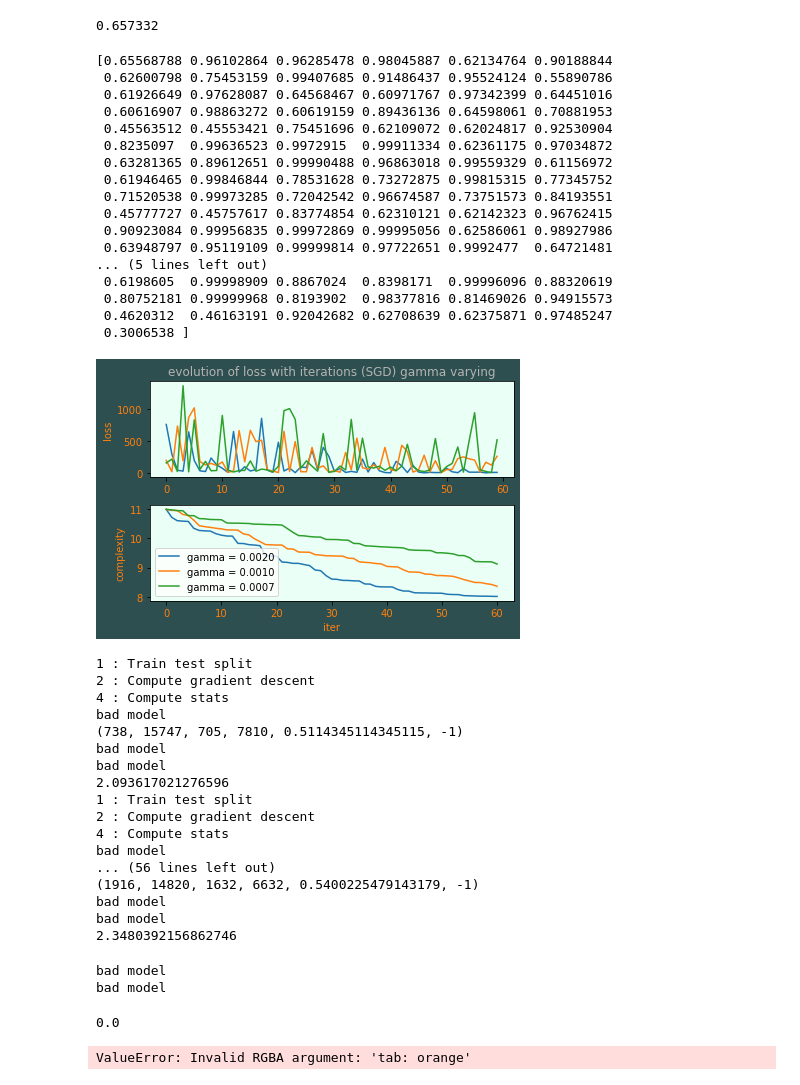
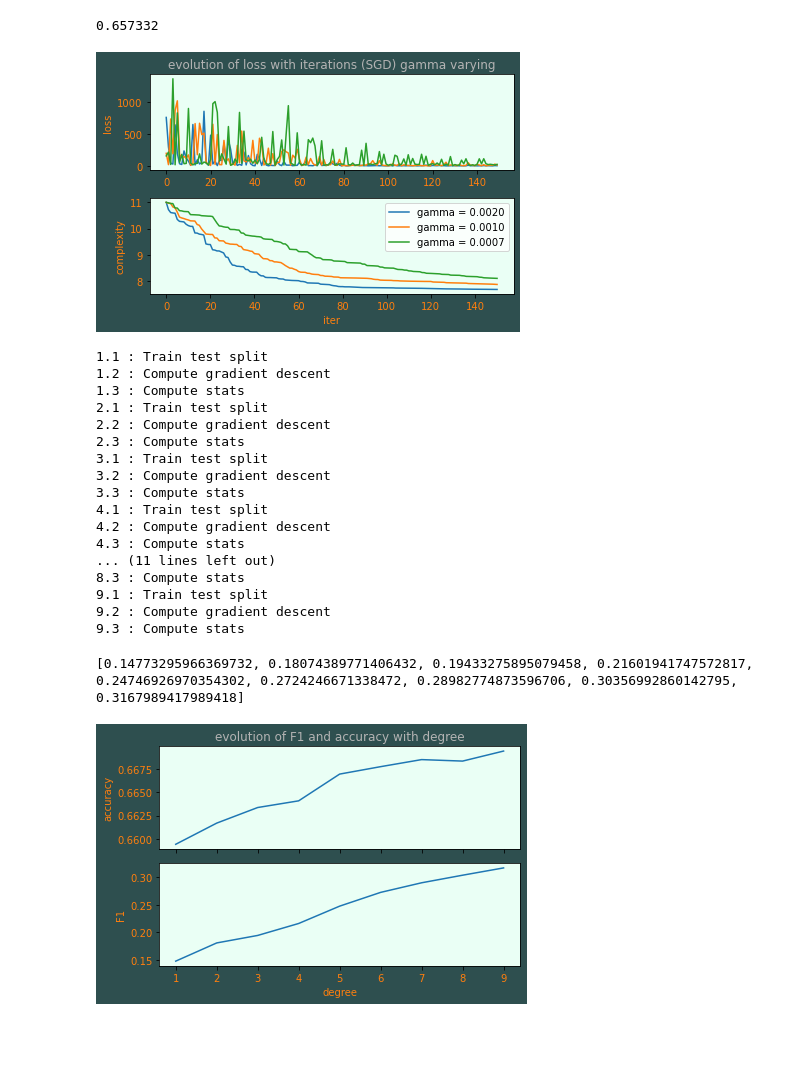
Before and after one commit to JeanBaptiste-dlb/project1_ML, a Jupyter notebook: project1/scripts/project1.ipynb, the cells around one changed output. Saved outputs shown, nothing was run; the diff lists cells and outputs as text; code cells hidden in the pictures; blank space fills up the shorter version.

```diff
--- a/project1/scripts/project1.ipynb
+++ b/project1/scripts/project1.ipynb
@@ -77,47 +80,29 @@ def get_w_loss(y,x,method,initial_w=0,max_iters=10,gamma=0.00000005,threshold=1e
 # %%
 '''
 We try to visualise the influance of gamma on the stochastic gradient descent algorithm.
 '''
 fig, axs = plt.subplots(2,1,facecolor=(.18, .31, .31))
 gammas=[]
 for i in range(1,4):
     gamma=1/(500*i)
     gammas.append(gamma)
-    weights, losses = get_w_loss(y,implementations.build_poly(tX,4),2,1,max_iters=60,gamma=gamma,store=True)
+    weights, losses = get_w_loss(y,implementations.build_poly(tX,4),2,1,max_iters=150,gamma=gamma,store=True)
     axs[0].plot(losses)
     axs[1].plot([np.linalg.norm(item) for item in weights])
 legend = list(map(lambda x: "gamma = {:.4f}".format(x),gammas))
 plt.legend(legend)
 axs[0].set_facecolor('#eafff5')
 axs[1].set_facecolor('#eafff5')
 axs[0].set_title('evolution of loss with iterations (SGD) gamma varying', color='0.7')
 axs[0].set_ylabel("loss", color='tab:orange')
 axs[1].set_ylabel("complexity", color='tab:orange')
 axs[1].set_xlabel("iter",color='tab:orange')
 axs[0].tick_params(labelcolor='tab:orange')
 axs[1].tick_params(labelcolor='tab:orange')
 plt.savefig("../visualisations/loss_complexity_vs_iter_sGD.png")
 plt.tight_layout()
-print(weights[-1])
 # %% [output]
-[0.65568788 0.96102864 0.96285478 0.98045887 0.62134764 0.90188844
- 0.62600798 0.75453159 0.99407685 0.91486437 0.95524124 0.55890786
- 0.61926649 0.97628087 0.64568467 0.60971767 0.97342399 0.64451016
- 0.60616907 0.98863272 0.60619159 0.89436136 0.64598061 0.70881953
- 0.45563512 0.45553421 0.75451696 0.62109072 0.62024817 0.92530904
- 0.8235097  0.99636523 0.9972915  0.99911334 0.62361175 0.97034872
- 0.63281365 0.89612651 0.99990488 0.96863018 0.99559329 0.61156972
- 0.61946465 0.99846844 0.78531628 0.73272875 0.99815315 0.77345752
- 0.71520538 0.99973285 0.72042542 0.96674587 0.73751573 0.84193551
- 0.45777727 0.45757617 0.83774854 0.62310121 0.62142323 0.96762415
- 0.90923084 0.99956835 0.99972869 0.99995056 0.62586061 0.98927986
- 0.63948797 0.95119109 0.99999814 0.97722651 0.9992477  0.64721481
-... (5 lines left out)
- 0.6198605  0.99998909 0.8867024  0.8398171  0.99996096 0.88320619
- 0.80752181 0.99999968 0.8193902  0.98377816 0.81469026 0.94915573
- 0.4620312  0.46163191 0.92042682 0.62708639 0.62375871 0.97485247
- 0.3006538 ]
-[figure, old version]
+[figure, new version]
 # %%
 '''
 Is feature expension useful ?
@@ -131,64 +116,57 @@ def Feature_Expension_Benchmark( degree,k_fold=10):
     accuracies=[]
     for i in range(1, degree):
         enhanced_tX = implementations.build_poly(tX, i)
-        print("1 : Train test split")
+        print("{}.1 : Train test split".format(i))
         x_train, y_train, x_test, y_test=implementations.cross_validation_split(y,enhanced_tX,indices,0)
         y_test[y_test==0]=-1
         #x_test = np.c_[np.ones((y_test.shape[0], 1)), x_test]
-        print("2 : Compute gradient descent")
+        print("{}.2 : Compute gradient descent".format(i))
         w, loss_tr = get_w_loss(y_train,x_train,method,gamma=0.0005,max_iters=2000)
         y_pred = predict_labels(w,x_test)
-        print("4 : Compute stats")
+        print("{}.3 : Compute stats".format(i))
         matches = [i for i, j in zip(y_pred, y_test) if i == j]
         accuracies.append( len(matches)/len(y_test))
-        print(implementations.stats(y_test,y_pred))
         F1s.append( implementations.f1_score(y_test,y_pred))
-        print(F1s[-1])
     return F1s, accuracies
 F1s, accuracies= Feature_Expension_Benchmark( 10,k_fold=10)
 # %% [output]
-1 : Train test split
-2 : Compute gradient descent
-4 : Compute stats
-bad model
-(738, 15747, 705, 7810, 0.5114345114345115, -1)
-bad model
-bad model
-2.093617021276596
-1 : Train test split
-2 : Compute gradient descent
-4 : Compute stats
-bad model
-... (56 lines left out)
-(1916, 14820, 1632, 6632, 0.5400225479143179, -1)
-bad model
-bad model
-2.3480392156862746
+1.1 : Train test split
+1.2 : Compute gradient descent
+1.3 : Compute stats
+2.1 : Train test split
+2.2 : Compute gradient descent
+2.3 : Compute stats
+3.1 : Train test split
+3.2 : Compute gradient descent
+3.3 : Compute stats
+4.1 : Train test split
+4.2 : Compute gradient descent
+4.3 : Compute stats
+... (11 lines left out)
+8.3 : Compute stats
+9.1 : Train test split
+9.2 : Compute gradient descent
+9.3 : Compute stats
-# %%
-implementations.stats([-1,1],[-1,1])
-implementations.f1_score([-1,-1,-1],[-1,1,1])
-# %% [output]
-bad model
-bad model
-0.0
 # %%
 '''last cell results visualization'''
-fig, axs = plt.subplots(2,1,facecolor=(.18, .31, .31))
+fig, axs = plt.subplots(2,1,facecolor=(.18, .31, .31),sharex=True)
 axs[0].plot(accuracies)
 axs[1].plot(F1s)
 axs[0].set_facecolor('#eafff5')
 axs[1].set_facecolor('#eafff5')
 axs[0].set_title('evolution of F1 and accuracy with degree', color='0.7')
 axs[0].set_ylabel("accuracy", color='tab:orange')
-axs[1].set_ylabel("F1", color='tab: orange')
+axs[1].set_ylabel("F1", color='tab:orange')
 axs[1].set_xlabel("degree",color='tab:orange')
+plt.xticks(range(0,9),range(1,10))
 axs[0].tick_params(labelcolor='tab:orange')
 axs[1].tick_params(labelcolor='tab:orange')
 plt.savefig("../visualisations/degree_influence2.png")
 plt.tight_layout()
 plt.show()
 # %% [output]
-ValueError: Invalid RGBA argument: 'tab: orange'
+[0.14773295966369732, 0.18074389771406432, 0.19433275895079458, 0.21601941747572817, 0.24746926970354302, 0.2724246671338472, 0.28982774873596706, 0.30356992860142795, 0.3167989417989418]
+[figure, added]
 # %%
 fig, axs = plt.subplots(2,1,facecolor=(.18, .31, .31))
 gammas=[]
```
Also changed, not shown: parts of 8 cells of this notebook, 10 other files.
